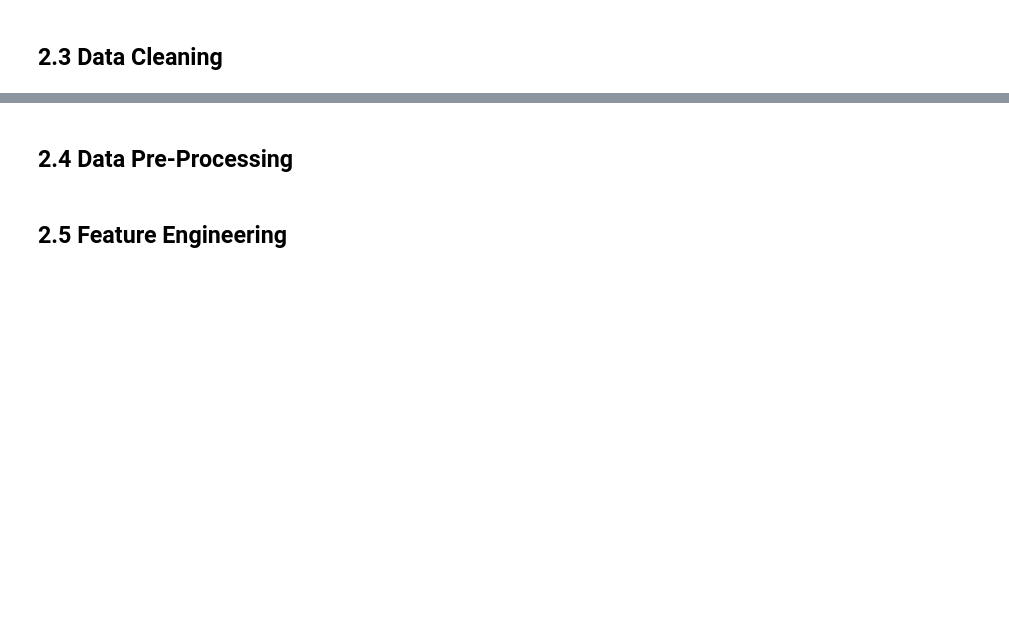
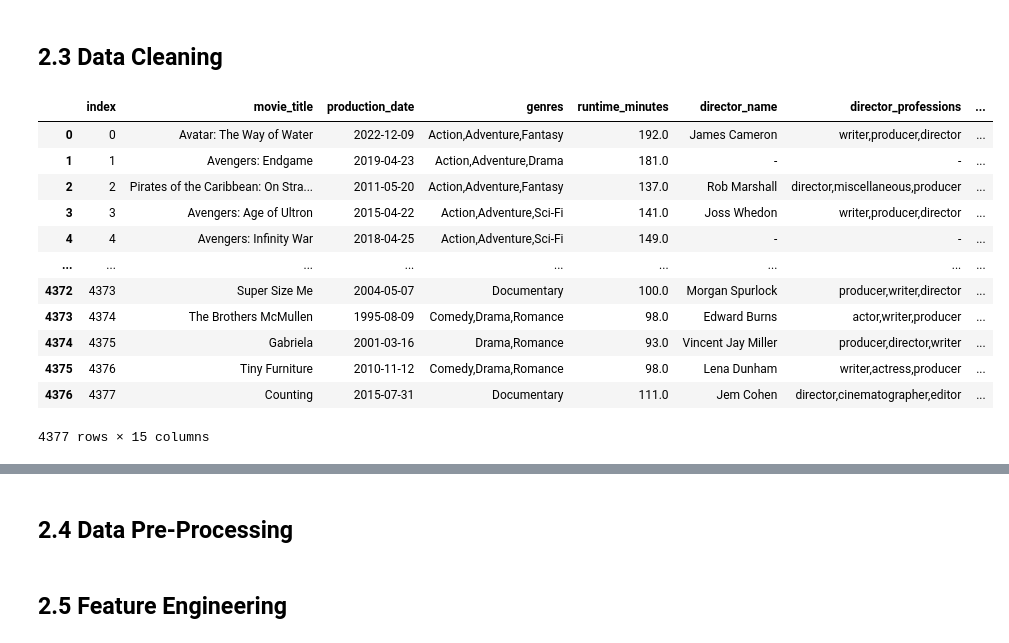
Before and after one commit to sofiaamihan/box-office-analyser, a Jupyter notebook: visuals.ipynb, the cells around one changed output, grey strips where cells are left out. Drawn from its saved outputs; the diff is of its cells as text; code cells hidden in the pictures; blank space fills up the shorter version.

```diff
--- a/visuals.ipynb
+++ b/visuals.ipynb
@@ -598,0 +233,4 @@ display(df[df['worldwide_gross'] == df['worldwide_gross'].max()])
+# %%
+# Display Genre Outlier
+news_row = df[df['genres'].str.contains('News', na=False)]
+display(news_row)
@@ -1022,5 +600,25 @@ display(df)
 # %% [markdown]
 ## 2.3 Data Cleaning
+# %%
+# Removing Genre Outlier
+df.drop(index=news_row.index, inplace=True)
+df = df.reset_index()
+del df['index']
+display(df)
+# %% [output]
+|  | index | movie_title | production_date | genres | runtime_minutes | director_name | director_professions | ... |
+| 0 | 0 | Avatar: The Way of Water | 2022-12-09 | Action,Adventure,Fantasy | 192.0 | James Cameron | writer,producer,director | ... |
+| 1 | 1 | Avengers: Endgame | 2019-04-23 | Action,Adventure,Drama | 181.0 | - | - | ... |
+| 2 | 2 | Pirates of the Caribbean: On Stra... | 2011-05-20 | Action,Adventure,Fantasy | 137.0 | Rob Marshall | director,miscellaneous,producer | ... |
+| 3 | 3 | Avengers: Age of Ultron | 2015-04-22 | Action,Adventure,Sci-Fi | 141.0 | Joss Whedon | writer,producer,director | ... |
+| 4 | 4 | Avengers: Infinity War | 2018-04-25 | Action,Adventure,Sci-Fi | 149.0 | - | - | ... |
+| ... | ... | ... | ... | ... | ... | ... | ... | ... |
+| 4372 | 4373 | Super Size Me | 2004-05-07 | Documentary | 100.0 | Morgan Spurlock | producer,writer,director | ... |
+| 4373 | 4374 | The Brothers McMullen | 1995-08-09 | Comedy,Drama,Romance | 98.0 | Edward Burns | actor,writer,producer | ... |
+| 4374 | 4375 | Gabriela | 2001-03-16 | Drama,Romance | 93.0 | Vincent Jay Miller | producer,director,writer | ... |
+| 4375 | 4376 | Tiny Furniture | 2010-11-12 | Comedy,Drama,Romance | 98.0 | Lena Dunham | writer,actress,producer | ... |
+| 4376 | 4377 | Counting | 2015-07-31 | Documentary | 111.0 | Jem Cohen | director,cinematographer,editor | ... |
+4377 rows × 15 columns
 # %%
 # Removing Unnecessary Columns
 del df['movie_title']
```
Also changed, not shown: parts of 57 cells of this notebook, 13 other files.
